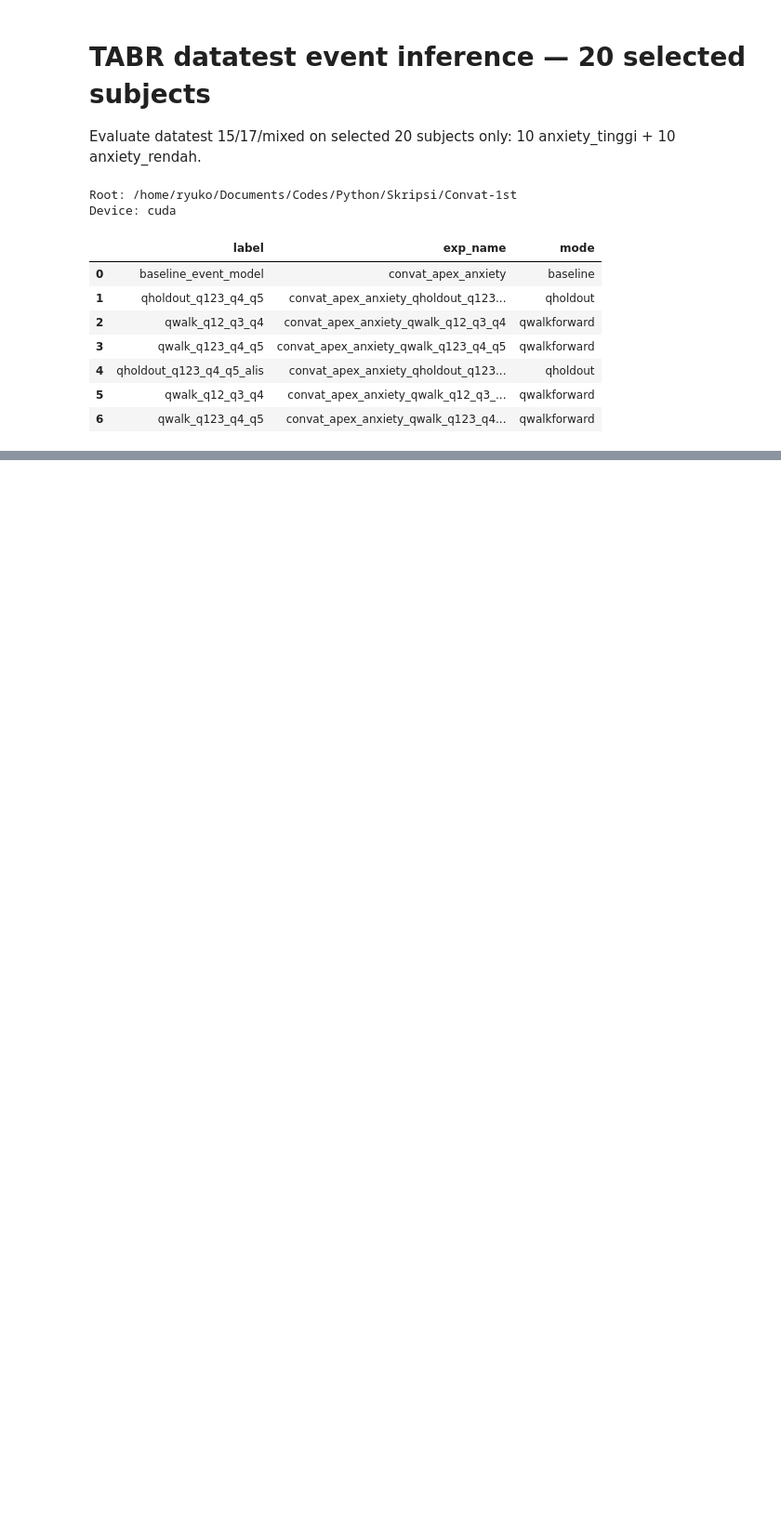
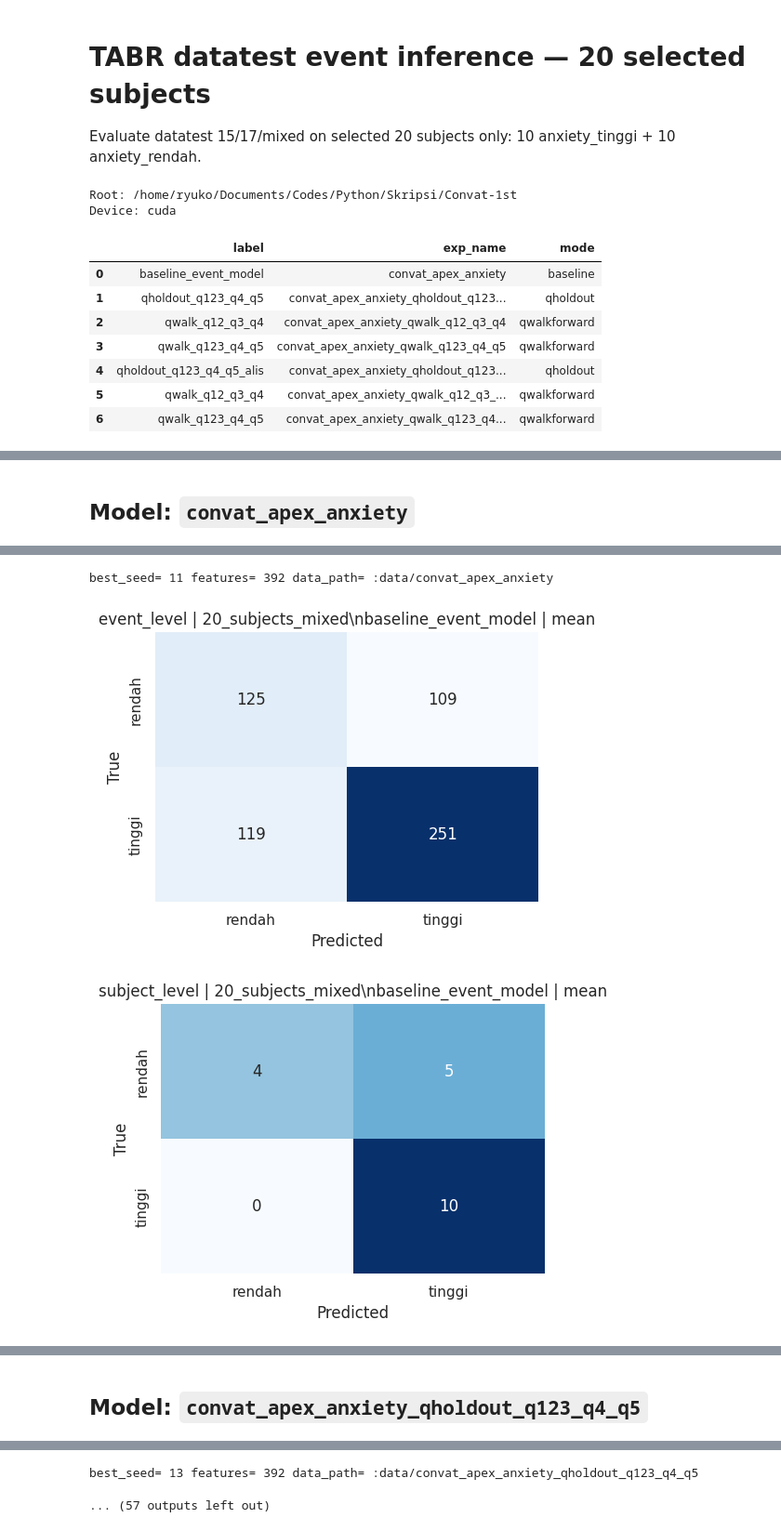
Before and after one commit to SyahrulBhudiF/Skripsi, a Jupyter notebook: notebooks/tabr_datatest_event_inference_20_subjects.ipynb, the cells around one changed output, grey strips where cells are left out. Shown at 93% size. Cells and saved outputs as stored; diff of their text form; code cells hidden in the pictures; blank space fills up the shorter version.

```diff
--- a/notebooks/tabr_datatest_event_inference_20_subjects.ipynb
+++ b/notebooks/tabr_datatest_event_inference_20_subjects.ipynb
@@ -39,7 +39,8 @@ EXP_ROOT = TABR_ROOT / 'exp' / 'tabr'
 DATA_ROOT = TABR_ROOT / 'data'
 FINAL_THRESHOLD = 0.5
 TOP_K = 3
-EVENT_METHODS = ['top3_mean', 'max']
+EVENT_METHODS = ['mean', 'top3_mean', 'p90']
+THRESHOLDS = np.round(np.arange(0.05, 0.951, 0.025), 3)
 EVAL_ROOT = ROOT / 'output/apex/datatest/model_eval_20_subjects'
 CM_ROOT = EVAL_ROOT / 'confusion_matrices'
 EVAL_ROOT.mkdir(parents=True, exist_ok=True)
@@ -292,14 +308,18 @@ def aggregate_probs(values, method: str, top_k: int = TOP_K) -> float:
     arr = np.asarray(list(values), dtype=float)
     if len(arr) == 0:
         return np.nan
+    if method == 'mean':
+        return float(np.mean(arr))
     if method == 'max':
         return float(np.max(arr))
+    if method == 'p90':
+        return float(np.quantile(arr, 0.90))
     if method == 'top3_mean':
         k = min(top_k, len(arr))
         return float(np.mean(np.sort(arr)[-k:]))
     raise ValueError(f'Unknown aggregation method: {method}')
 # %%
-def make_event_predictions(frame_df: pd.DataFrame, method: str) -> pd.DataFrame:
+def make_event_predictions(frame_df: pd.DataFrame, method: str, threshold: float = FINAL_THRESHOLD) -> pd.DataFrame:
     rows = []
     group_cols = ['event_key']
     meta_cols = ['date', 'participant_raw', 'participant', 'subject_key', 'label', 'true_label', 'question', 'sample', 'event_clip', 'event_no']
@@ -311,14 +331,15 @@ def make_event_predictions(frame_df: pd.DataFrame, method: str) -> pd.DataFrame:
             'event_key': event_key if isinstance(event_key, str) else event_key[0],
             'aggregation': method,
             'agg_prob_anxiety_tinggi': prob,
-            'pred_label': int(prob >= FINAL_THRESHOLD),
+            'threshold': threshold,
+            'pred_label': int(prob >= threshold),
             'n_frames': len(g),
         })
         rows.append(row)
     return pd.DataFrame(rows)
 
 
-def make_subject_predictions(event_df: pd.DataFrame, method: str) -> pd.DataFrame:
+def make_subject_predictions(event_df: pd.DataFrame, method: str, threshold: float = FINAL_THRESHOLD) -> pd.DataFrame:
     rows = []
     meta_cols = ['date', 'participant_raw', 'participant', 'subject_key', 'label', 'true_label']
     for subject_key, g in event_df.groupby('subject_key', sort=False):
@@ -329,7 +350,8 @@ def make_subject_predictions(event_df: pd.DataFrame, method: str) -> pd.DataFram
             'subject_key': subject_key,
             'aggregation': method,
             'agg_prob_anxiety_tinggi': prob,
-            'pred_label': int(prob >= FINAL_THRESHOLD),
+            'threshold': threshold,
+            'pred_label': int(prob >= threshold),
             'n_events': len(g),
         })
         rows.append(row)
@@ -349,6 +371,7 @@ def summarize_predictions(df: pd.DataFrame, level: str, scenario: str, spec: dic
         'label': spec['label'],
         'mode': spec['mode'],
         'aggregation': method,
+        'threshold': float(df['threshold'].iloc[0]) if 'threshold' in df.columns and len(df) else FINAL_THRESHOLD,
         'n': len(df),
         'tn': int(tn), 'fp': int(fp), 'fn': int(fn), 'tp': int(tp),
         'accuracy': float(accuracy_score(y_true, y_pred)),
@@ -373,7 +396,8 @@ def plot_confusion(df: pd.DataFrame, level: str, scenario: str, spec: dict, meth
     cm = confusion_matrix(y_true, y_pred, labels=[0, 1])
     out_dir = CM_ROOT / level
     out_dir.mkdir(parents=True, exist_ok=True)
-    path = out_dir / f"{safe_name(scenario)}__{safe_name(spec['label'])}__{safe_name(spec['exp_name'])}__{method}.png"
+    threshold = float(df['threshold'].iloc[0]) if 'threshold' in df.columns and len(df) else FINAL_THRESHOLD
+    path = out_dir / f"{safe_name(scenario)}__{safe_name(spec['label'])}__{safe_name(spec['exp_name'])}__{method}__thr_{threshold:.3f}.png"
     fig, ax = plt.subplots(figsize=(5, 4))
     sns.heatmap(cm, annot=True, fmt='d', cmap='Blues', cbar=False,
                 xticklabels=['rendah', 'tinggi'], yticklabels=['rendah', 'tinggi'], ax=ax)
@@ -412,15 +436,25 @@ for spec in MODEL_SPECS:
             ]])
 
             for method in EVENT_METHODS:
-                event_df = make_event_predictions(work, method)
+                candidates = []
+                for threshold in THRESHOLDS:
+                    candidate_event_df = make_event_predictions(work, method, threshold=float(threshold))
+                    candidate_summary = summarize_predictions(candidate_event_df, 'event_level', scenario, spec, method)
+                    candidates.append((candidate_summary, candidate_event_df))
+
+                event_summary, event_df = max(
+                    candidates,
+                    key=lambda x: (x[0]['balanced_accuracy'], x[0]['macro_f1'], x[0]['accuracy']),
+                )
                 event_df['scenario'] = scenario
                 event_df['exp_name'] = spec['exp_name']
                 event_df['model_label'] = spec['label']
                 event_pred_parts.append(event_df)
-                event_summary_rows.append(summarize_predictions(event_df, 'event_level', scenario, spec, method))
+                event_summary_rows.append(event_summary)
                 plot_confusion(event_df, 'event_level', scenario, spec, method)
 
-                subject_df = make_subject_predictions(event_df, method)
+                best_threshold = float(event_summary['threshold'])
+                subject_df = make_subject_predictions(event_df, method, threshold=best_threshold)
                 subject_df['scenario'] = scenario
                 subject_df['exp_name'] = spec['exp_name']
                 subject_df['model_label'] = spec['label']
@@ -436,3 +470,5 @@ display(Markdown('## Event-level summary'))
 display(event_summary_df.sort_values(['scenario', 'aggregation', 'accuracy', 'balanced_accuracy'], ascending=[True, True, False, False]).reset_index(drop=True))
 display(Markdown('## Subject-level summary'))
 display(subject_summary_df.sort_values(['scenario', 'aggregation', 'accuracy', 'balanced_accuracy'], ascending=[True, True, False, False]).reset_index(drop=True))
+# %% [output]
+## Model: `convat_apex_anxiety`
@@ -438,0 +476,3 @@ display(subject_summary_df.sort_values(['scenario', 'aggregation', 'accuracy', '
+best_seed= 11 features= 392 data_path= :data/convat_apex_anxiety
+[figure, added]
+[figure, added]
@@ -438,0 +483 @@ display(subject_summary_df.sort_values(['scenario', 'aggregation', 'accuracy', '
+## Model: `convat_apex_anxiety_qholdout_q123_q4_q5`
@@ -439,3 +485,5 @@ display(subject_summary_df.sort_values(['scenario', 'aggregation', 'accuracy', '
+best_seed= 13 features= 392 data_path= :data/convat_apex_anxiety_qholdout_q123_q4_q5
+... (57 outputs left out)
 # %%
 frame_predictions_df = pd.concat(all_frame_pred_parts, ignore_index=True) if all_frame_pred_parts else pd.DataFrame()
 event_predictions_df = pd.concat(event_pred_parts, ignore_index=True) if event_pred_parts else pd.DataFrame()
```
Also changed, not shown: parts of 4 cells of this notebook, 59 other files.
